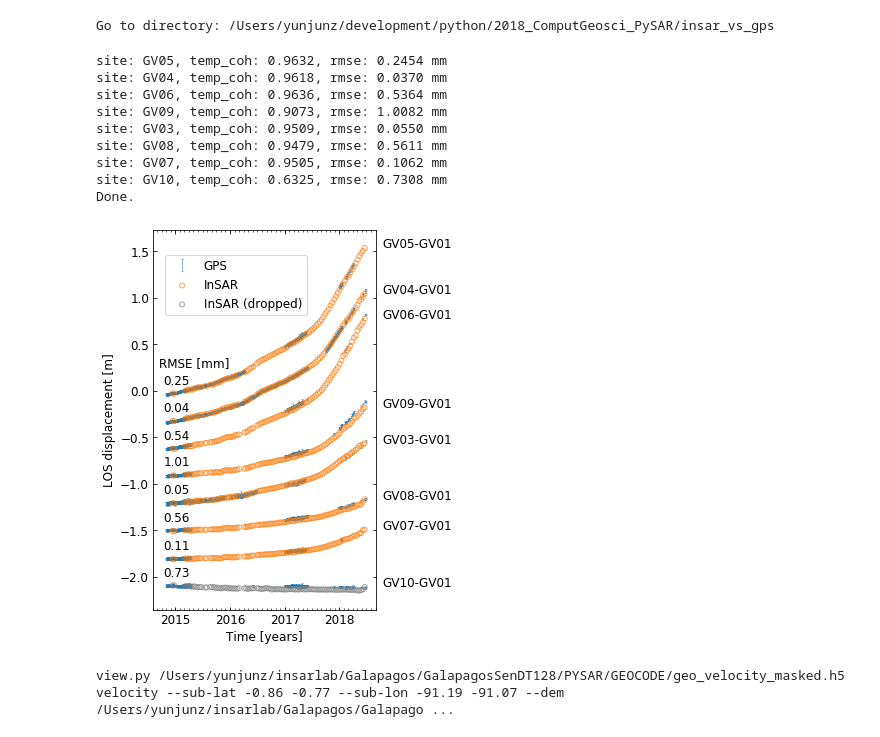
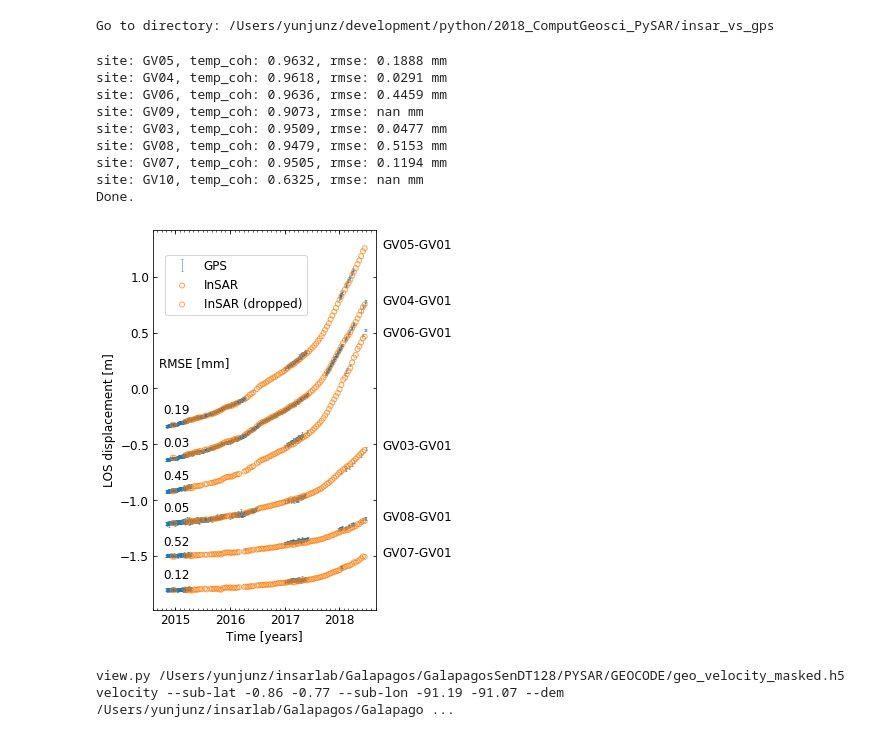
Before and after one commit to geodesymiami/Yunjun_et_al-2019-MintPy, a Jupyter notebook: insar_vs_gps.ipynb, the cells around one changed output. Cells and saved outputs as stored; diff of their text form; code cells hidden in the pictures.

```diff
--- a/insar_vs_gps.ipynb
+++ b/insar_vs_gps.ipynb
@@ -22,17 +22,20 @@ gps_site_list_file = os.path.join(gps_dir, 'DataHoldings.txt')
 site_r = 'GV01' #'TOUO' #'ISCO'  'GV01'  'GV07'  None
 
 pysar_dir = '/Users/yunjunz/insarlab/Galapagos/GalapagosSenDT128/PYSAR'
-ts_file = os.path.join(pysar_dir, 'timeseries_ECMWF_demErr_refDate_ramp.h5')
-#ts_file = os.path.join(pysar_dir, 'timeseries_ECMWF_demErr.h5')
+#ts_file = os.path.join(pysar_dir, 'timeseries_ECMWF_demErr_refDate_ramp.h5')
+#ts_obj = timeseries(ts_file)
+#unit_fac = 1.
+
+ts_file = os.path.join(pysar_dir, '../GIANT/Stack/LS-PARAMS.h5')
+ts_obj = giantTimeseries(ts_file)
+unit_fac = 0.001
 
 mask_file = os.path.join(pysar_dir, 'maskTempCoh.h5')
 mask = readfile.read(mask_file)[0]
 
-ts_obj = timeseries(ts_file)
 geom_file = os.path.join(pysar_dir, 'INPUTS/geometryRadar.h5')
 ts_obj.open(print_msg=False)
 atr = ts_obj.metadata
-unit_fac = 1.
 
 temp_coh_file = os.path.join(pysar_dir, 'temporalCoherence.h5')
 temp_coh = readfile.read(temp_coh_file)[0]
@@ -62,7 +65,7 @@ def read_timeseries(site, site_r=None):
     y, x = coord.geo2radar(site_lalo[0], site_lalo[1], print_msg=False)[0:2]
     lalo = coord.radar2geo(y,x,print_msg=False)[0:2]
     box = (x, y, x+1, y+1)
-    pysar_dis = readfile.read(ts_file, box=box, print_msg=False)[0]
+    pysar_dis = readfile.read(ts_file, box=box, print_msg=False)[0] * unit_fac
     pysar_times = ts_obj.times
 
     if site_r:
@@ -72,7 +75,7 @@ def read_timeseries(site, site_r=None):
             ref_y, ref_x = -1, -1
         if 0 <= ref_x < int(atr['WIDTH']) and 0<= ref_y < int(atr['LENGTH']):
             ref_box = (ref_x, ref_y, ref_x+1, ref_y+1)
-            pysar_dis -= readfile.read(ts_file, box=ref_box, print_msg=False)[0]
+            pysar_dis -= readfile.read(ts_file, box=ref_box, print_msg=False)[0] * unit_fac
 
     # common reference date
     comm_idx = 2
@@ -157,44 +160,46 @@ gps_sites = ['GV05', 'GV04', 'GV06', 'GV09', 'GV03', 'GV08', 'GV07', 'GV01', 'GV
 
 if site_r in gps_sites:
     gps_sites.remove(site_r)
 offset = 0.3
 
+offi = 0.
 fig, ax = plt.subplots(figsize=(4, 7))
 for i in range(len(gps_sites)):
     (gps_data,
      insar_data,
      dis_rmse) = read_timeseries(site=gps_sites[i], site_r=site_r)
 
-    if pysar_dis is not None:
+    if not np.all(np.isnan(insar_data['displacement'])):
+        offi += offset
         ax = plot_timeseries(ax, gps_sites[i], gps_data, insar_data, dis_rmse,
-                             site_r=site_r, offset=offset * i)
+                             site_r=site_r, offset=offi)
 
 ax = pp.auto_adjust_xaxis_date(ax, ts_obj.yearList)[0]
 ax.set_xlabel('Time [years]', fontsize=font_size)
 ax.set_ylabel('LOS displacement [m]', fontsize=font_size)
 ax.tick_params(which='both', direction='in', labelsize=font_size,
                bottom=True, top=True, left=True, right=True)
 ax.annotate('RMSE [mm]', xy=(0.03, 0.64), xycoords='axes fraction', fontsize=font_size, color='k')
 
 handles, labels = ax.get_legend_handles_labels()
 ax.legend([handles[-1], handles[0], handles[int(len(handles)/2-1)]],
           ['GPS', 'InSAR', 'InSAR (dropped)'],
           loc='upper left', bbox_to_anchor=(0.03, 0.95), fontsize=font_size)
 print('Done.')
 
 #plt.savefig('insar_vs_gps_point_ts_{}.jpg'.format(site_r), bbox_inches='tight', transparent=True, dpi=fig_dpi)
 plt.show()
 # %% [output]
-site: GV05, temp_coh: 0.9632, rmse: 0.2454 mm
-site: GV04, temp_coh: 0.9618, rmse: 0.0370 mm
-site: GV06, temp_coh: 0.9636, rmse: 0.5364 mm
-site: GV09, temp_coh: 0.9073, rmse: 1.0082 mm
-site: GV03, temp_coh: 0.9509, rmse: 0.0550 mm
-site: GV08, temp_coh: 0.9479, rmse: 0.5611 mm
-site: GV07, temp_coh: 0.9505, rmse: 0.1062 mm
-site: GV10, temp_coh: 0.6325, rmse: 0.7308 mm
+site: GV05, temp_coh: 0.9632, rmse: 0.1888 mm
+site: GV04, temp_coh: 0.9618, rmse: 0.0291 mm
+site: GV06, temp_coh: 0.9636, rmse: 0.4459 mm
+site: GV09, temp_coh: 0.9073, rmse: nan mm
+site: GV03, temp_coh: 0.9509, rmse: 0.0477 mm
+site: GV08, temp_coh: 0.9479, rmse: 0.5153 mm
+site: GV07, temp_coh: 0.9505, rmse: 0.1194 mm
+site: GV10, temp_coh: 0.6325, rmse: nan mm
 Done.
-[figure, old version]
+[figure, new version]
 # %%
 ## map inset to show InSAR velocity field with GPS location on Sierra Negra
 pysar_dir = '/Users/yunjunz/insarlab/Galapagos/GalapagosSenDT128/PYSAR/GEOCODE'
```
Also changed, not shown: parts of 2 cells of this notebook, 4 other files.
